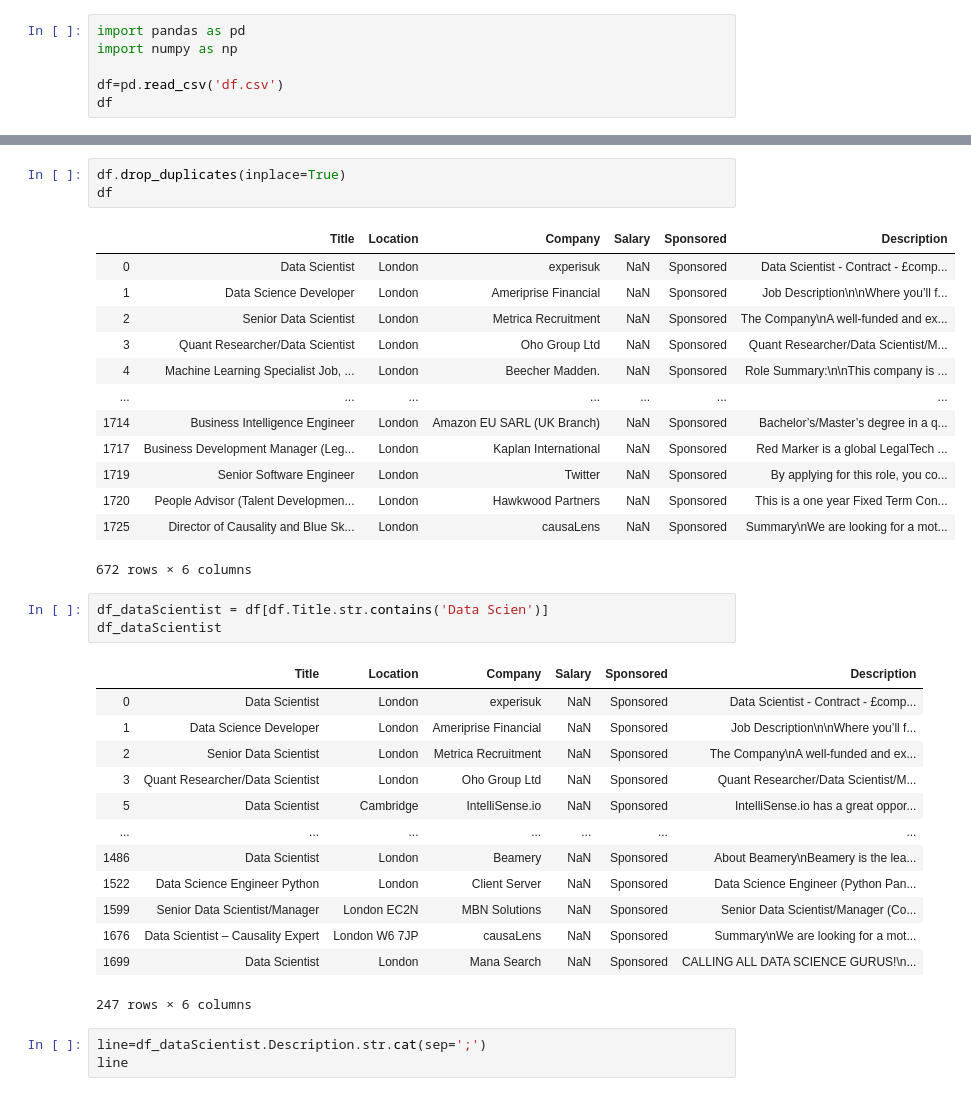
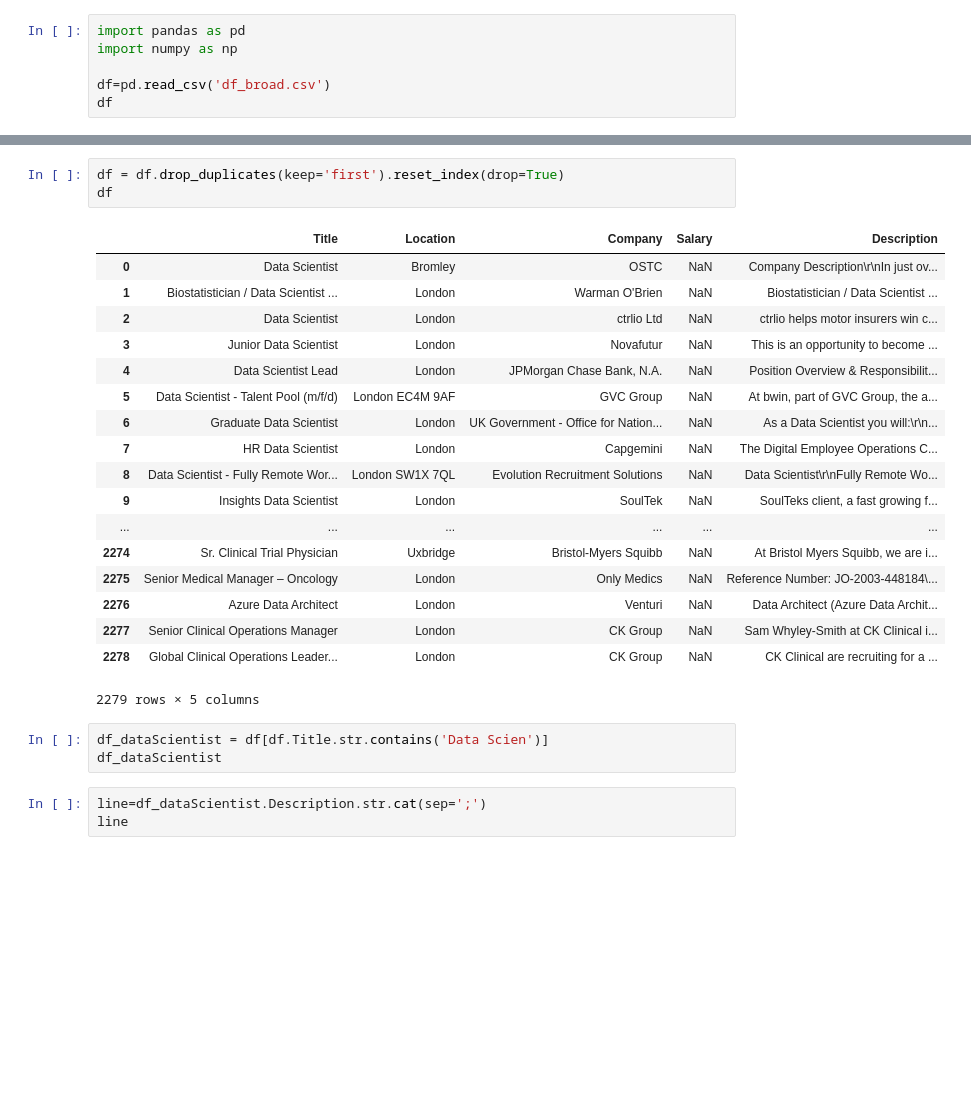
Before and after one commit to iboraham/indeed-web-scraping, a Jupyter notebook: data-preprocessing.ipynb, the cells around one changed output, grey strips where cells are left out. Saved outputs shown, nothing was run; the diff lists cells and outputs as text; blank space fills up the shorter version.

```diff
--- a/data-preprocessing.ipynb
+++ b/data-preprocessing.ipynb
@@ -2,6 +2,6 @@
 import pandas as pd
 import numpy as np
 
-df=pd.read_csv('df.csv')
+df=pd.read_csv('df_broad.csv')
 df
 # %% [output]
@@ -26,37 +26,28 @@ df
 # %%
-df.drop_duplicates(inplace=True)
+df = df.drop_duplicates(keep='first').reset_index(drop=True)
 df
 # %% [output]
-|  | Title | Location | Company | Salary | Sponsored | Description |
-| 0 | Data Scientist | London | experisuk | NaN | Sponsored | Data Scientist - Contract - £comp... |
-| 1 | Data Science Developer | London | Ameriprise Financial | NaN | Sponsored | Job Description\n\nWhere you’ll f... |
-| 2 | Senior Data Scientist | London | Metrica Recruitment | NaN | Sponsored | The Company\nA well-funded and ex... |
-| 3 | Quant Researcher/Data Scientist | London | Oho Group Ltd | NaN | Sponsored | Quant Researcher/Data Scientist/M... |
-| 4 | Machine Learning Specialist Job, ... | London | Beecher Madden. | NaN | Sponsored | Role Summary:\n\nThis company is ... |
-| ... | ... | ... | ... | ... | ... | ... |
-| 1714 | Business Intelligence Engineer | London | Amazon EU SARL (UK Branch) | NaN | Sponsored | Bachelor’s/Master’s degree in a q... |
-| 1717 | Business Development Manager (Leg... | London | Kaplan International | NaN | Sponsored | Red Marker is a global LegalTech ... |
-| 1719 | Senior Software Engineer | London | Twitter | NaN | Sponsored | By applying for this role, you co... |
-| 1720 | People Advisor (Talent Developmen... | London | Hawkwood Partners | NaN | Sponsored | This is a one year Fixed Term Con... |
-| 1725 | Director of Causality and Blue Sk... | London | causaLens | NaN | Sponsored | Summary\nWe are looking for a mot... |
+|  | Title | Location | Company | Salary | Description |
+| 0 | Data Scientist | Bromley | OSTC | NaN | Company Description\r\nIn just ov... |
+| 1 | Biostatistician / Data Scientist ... | London | Warman O'Brien | NaN | Biostatistician / Data Scientist ... |
+| 2 | Data Scientist | London | ctrlio Ltd | NaN | ctrlio helps motor insurers win c... |
+| 3 | Junior Data Scientist | London | Novafutur | NaN | This is an opportunity to become ... |
+| 4 | Data Scientist Lead | London | JPMorgan Chase Bank, N.A. | NaN | Position Overview & Responsibilit... |
+| 5 | Data Scientist - Talent Pool (m/f/d) | London EC4M 9AF | GVC Group | NaN | At bwin, part of GVC Group, the a... |
+| 6 | Graduate Data Scientist | London | UK Government - Office for Nation... | NaN | As a Data Scientist you will:\r\n... |
+| 7 | HR Data Scientist | London | Capgemini | NaN | The Digital Employee Operations C... |
+| 8 | Data Scientist - Fully Remote Wor... | London SW1X 7QL | Evolution Recruitment Solutions | NaN | Data Scientist\r\nFully Remote Wo... |
+| 9 | Insights Data Scientist | London | SoulTek | NaN | SoulTeks client, a fast growing f... |
+| ... | ... | ... | ... | ... | ... |
+| 2274 | Sr. Clinical Trial Physician | Uxbridge | Bristol-Myers Squibb | NaN | At Bristol Myers Squibb, we are i... |
+| 2275 | Senior Medical Manager – Oncology | London | Only Medics | NaN | Reference Number: JO-2003-448184\... |
+| 2276 | Azure Data Architect | London | Venturi | NaN | Data Architect (Azure Data Archit... |
+| 2277 | Senior Clinical Operations Manager | London | CK Group | NaN | Sam Whyley-Smith at CK Clinical i... |
+| 2278 | Global Clinical Operations Leader... | London | CK Group | NaN | CK Clinical are recruiting for a ... |
-672 rows × 6 columns
+2279 rows × 5 columns
 # %%
 df_dataScientist = df[df.Title.str.contains('Data Scien')]
 df_dataScientist
-# %% [output]
-|  | Title | Location | Company | Salary | Sponsored | Description |
-| 0 | Data Scientist | London | experisuk | NaN | Sponsored | Data Scientist - Contract - £comp... |
-| 1 | Data Science Developer | London | Ameriprise Financial | NaN | Sponsored | Job Description\n\nWhere you’ll f... |
-| 2 | Senior Data Scientist | London | Metrica Recruitment | NaN | Sponsored | The Company\nA well-funded and ex... |
-| 3 | Quant Researcher/Data Scientist | London | Oho Group Ltd | NaN | Sponsored | Quant Researcher/Data Scientist/M... |
-| 5 | Data Scientist | Cambridge | IntelliSense.io | NaN | Sponsored | IntelliSense.io has a great oppor... |
-| ... | ... | ... | ... | ... | ... | ... |
-| 1486 | Data Scientist | London | Beamery | NaN | Sponsored | About Beamery\nBeamery is the lea... |
-| 1522 | Data Science Engineer Python | London | Client Server | NaN | Sponsored | Data Science Engineer (Python Pan... |
-| 1599 | Senior Data Scientist/Manager | London EC2N | MBN Solutions | NaN | Sponsored | Senior Data Scientist/Manager (Co... |
-| 1676 | Data Scientist – Causality Expert | London W6 7JP | causaLens | NaN | Sponsored | Summary\nWe are looking for a mot... |
-| 1699 | Data Scientist | London | Mana Search | NaN | Sponsored | CALLING ALL DATA SCIENCE GURUS!\n... |
-247 rows × 6 columns
 # %%
 line=df_dataScientist.Description.str.cat(sep=';')
 line
```
Also changed, not shown: parts of 1 cell of this notebook, 3 other files.
